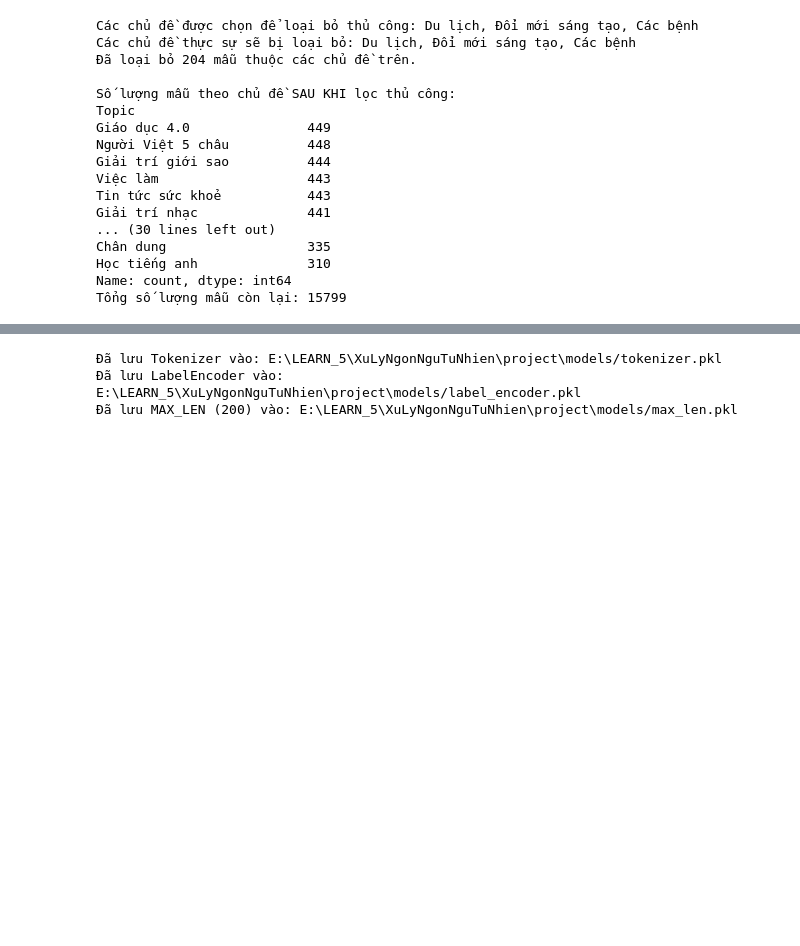
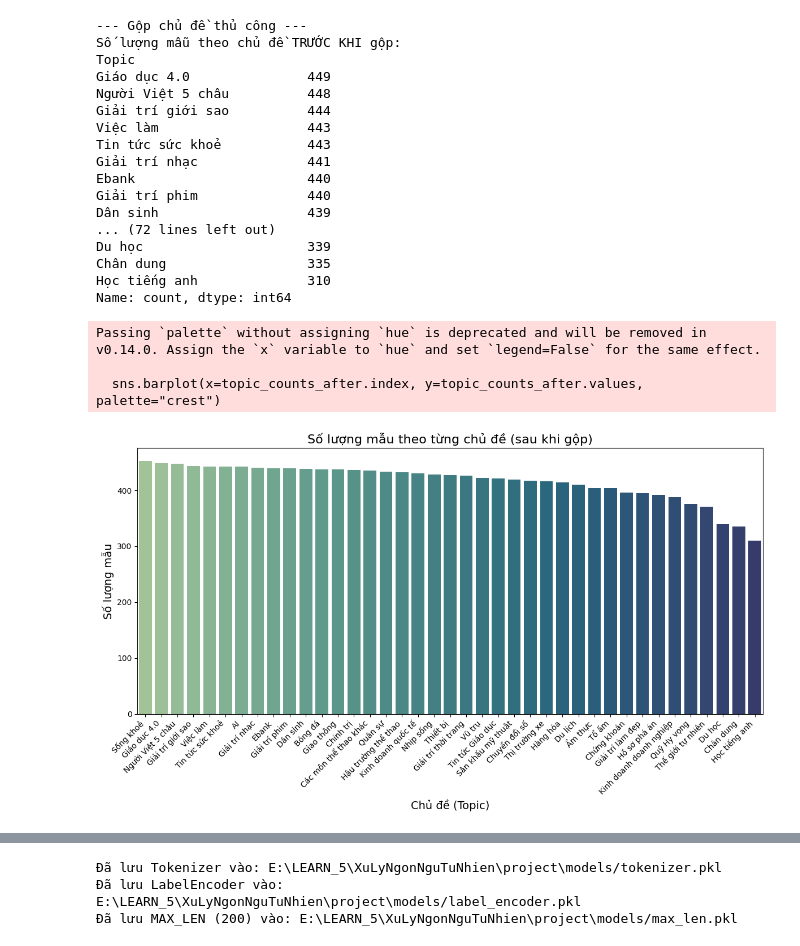
Before and after one commit to mxtruongplayboy/news_classification, a Jupyter notebook: code/news_classification_DL.ipynb, the cells around one changed output, grey strips where cells are left out. Saved outputs shown, nothing was run; the diff lists cells and outputs as text; code cells hidden in the pictures; blank space fills up the shorter version.

```diff
--- a/code/news_classification_DL.ipynb
+++ b/code/news_classification_DL.ipynb
@@ -94,52 +94,53 @@ Passing `palette` without assigning `hue` is deprecated and will be removed in v
 # %%
-TOPICS_TO_REMOVE = ["Du lịch", "Đổi mới sáng tạo", "Các bệnh"] # Keep this or modify as needed
-df_filtered = df.copy()
-if TOPICS_TO_REMOVE:
-    print(f"\nCác chủ đề được chọn để loại bỏ thủ công: {', '.join(TOPICS_TO_REMOVE)}")
-    actual_topics_to_remove = [topic for topic in TOPICS_TO_REMOVE if topic in df_filtered['Topic'].unique()]
-    if not actual_topics_to_remove:
-        print("Không có chủ đề nào trong danh sách cần loại bỏ tồn tại trong dữ liệu hiện tại.")
-    else:
-        print(f"Các chủ đề thực sự sẽ bị loại bỏ: {', '.join(actual_topics_to_remove)}")
-        df_filtered = df_filtered[~df_filtered['Topic'].isin(actual_topics_to_remove)].copy()
-        removed_count_manual = len(df) - len(df_filtered)
-        print(f"Đã loại bỏ {removed_count_manual} mẫu thuộc các chủ đề trên.")
-else:
-    print("\nKhông có chủ đề nào được chọn để loại bỏ thủ công.")
+# --- Gộp các chủ đề cụ thể vào nhóm chủ đề lớn hơn ---
+TOPIC_MAPPING = {
+    "Đổi mới sáng tạo": "AI",
+    "Các bệnh": "Sống khoẻ"
+}
 
-print("\nSố lượng mẫu theo chủ đề SAU KHI lọc thủ công:")
-if not df_filtered.empty:
-    print(df_filtered['Topic'].value_counts())
-    print(f"Tổng số lượng mẫu còn lại: {len(df_filtered)}")
-else:
-    print("Không còn mẫu nào sau khi lọc chủ đề.")
+print("\n--- Gộp chủ đề thủ công ---")
+print("Số lượng mẫu theo chủ đề TRƯỚC KHI gộp:")
+print(df['Topic'].value_counts())
 
-if df_filtered.empty:
-    print("\nKhông còn dữ liệu sau khi lọc chủ đề. Dừng chương trình.")
-    exit()
-if df_filtered['Topic'].nunique() < 2:
-    print(f"\nChỉ còn {df_filtered['Topic'].nunique()} chủ đề sau khi lọc. Cần ít nhất 2 chủ đề để phân loại. Dừng chương trình.")
-    exit()
+# Gộp chủ đề
+df['Topic'] = df['Topic'].apply(lambda t: TOPIC_MAPPING.get(t, t))  # Giữ nguyên nếu không nằm trong TOPIC_MAPPING
 
-df = df_filtered
+print("\nSố lượng mẫu theo chủ đề SAU KHI gộp:")
+topic_counts_after = df['Topic'].value_counts()
+print(topic_counts_after)
+
+# --- Vẽ lại biểu đồ số lượng chủ đề sau khi gộp ---
+plt.figure(figsize=(12, 7))
+sns.barplot(x=topic_counts_after.index, y=topic_counts_after.values, palette="crest")
+plt.title('Số lượng mẫu theo từng chủ đề (sau khi gộp)', fontsize=16)
+plt.xlabel('Chủ đề (Topic)', fontsize=14)
+plt.ylabel('Số lượng mẫu', fontsize=14)
+plt.xticks(rotation=45, ha='right', fontsize=10)
+plt.yticks(fontsize=10)
+plt.tight_layout()
+plt.show()
 # %% [output]
-Các chủ đề được chọn để loại bỏ thủ công: Du lịch, Đổi mới sáng tạo, Các bệnh
-Các chủ đề thực sự sẽ bị loại bỏ: Du lịch, Đổi mới sáng tạo, Các bệnh
-Đã loại bỏ 204 mẫu thuộc các chủ đề trên.
-
-Số lượng mẫu theo chủ đề SAU KHI lọc thủ công:
+--- Gộp chủ đề thủ công ---
+Số lượng mẫu theo chủ đề TRƯỚC KHI gộp:
 Topic
 Giáo dục 4.0               449
 Người Việt 5 châu          448
 Giải trí giới sao          444
 Việc làm                   443
 Tin tức sức khoẻ           443
 Giải trí nhạc              441
-... (30 lines left out)
+Ebank                      440
+Giải trí phim              440
+Dân sinh                   439
+... (72 lines left out)
+Du học                     339
 Chân dung                  335
 Học tiếng anh              310
 Name: count, dtype: int64
-Tổng số lượng mẫu còn lại: 15799
+Passing `palette` without assigning `hue` is deprecated and will be removed in v0.14.0. Assign the `x` variable to `hue` and set `legend=False` for the same effect.
+
+  sns.barplot(x=topic_counts_after.index, y=topic_counts_after.values, palette="crest")
+[figure, added]
 # %%
 # --- 1.2. Xáo trộn (Shuffle) dữ liệu ---
 print("\n--- Xáo trộn dữ liệu ---")
```
Also changed, not shown: parts of 8 cells of this notebook, 20 other files.
